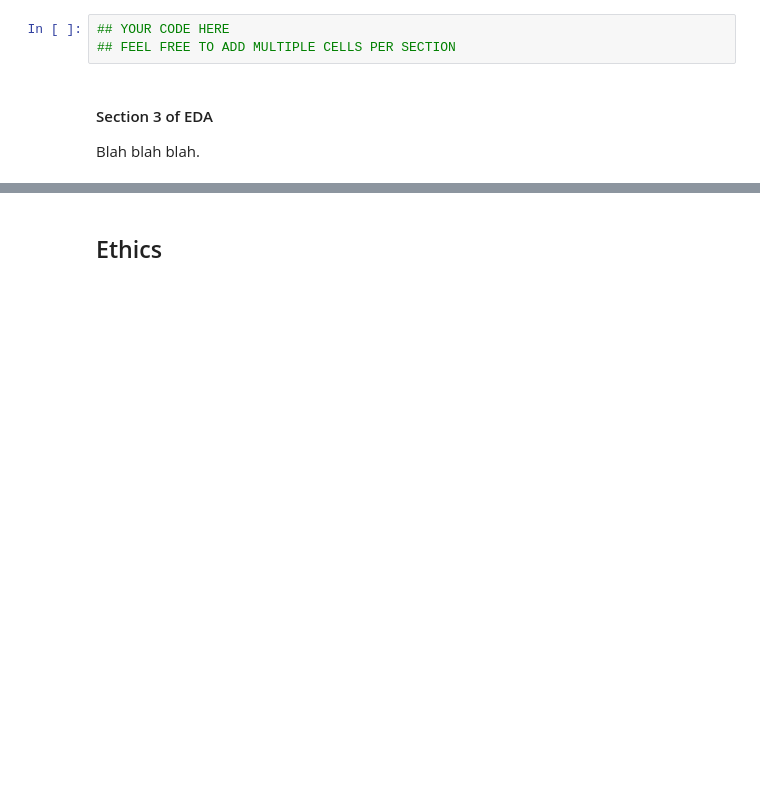
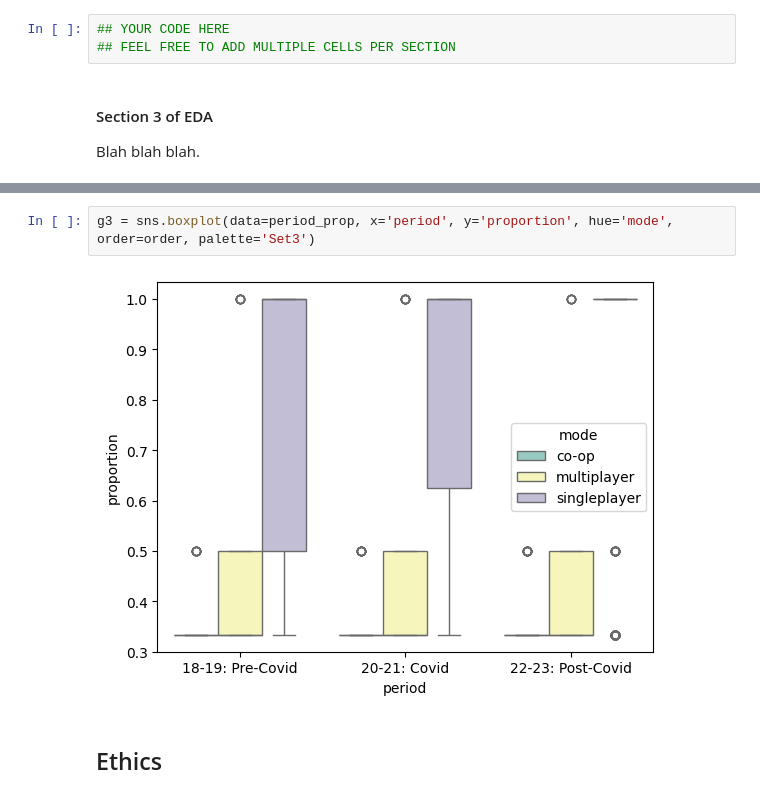
Before and after one commit to COGS108/Group038_WI26, a Jupyter notebook: 02-EDACheckpoint.ipynb, the cells around one changed output, grey strips where cells are left out. Drawn from its saved outputs; the diff is of its cells as text; blank space fills up the shorter version.

```diff
--- a/02-EDACheckpoint.ipynb
+++ b/02-EDACheckpoint.ipynb
@@ -150,3 +209,7 @@ dtype: bool
+# %%
+g3 = sns.boxplot(data=period_prop, x='period', y='proportion', hue='mode', order=order, palette='Set3')
+# %% [output]
+[figure, added]
 # %% [markdown]
 ## Ethics
 # %% [markdown]
```
Also changed, not shown: parts of 11 cells of this notebook.
